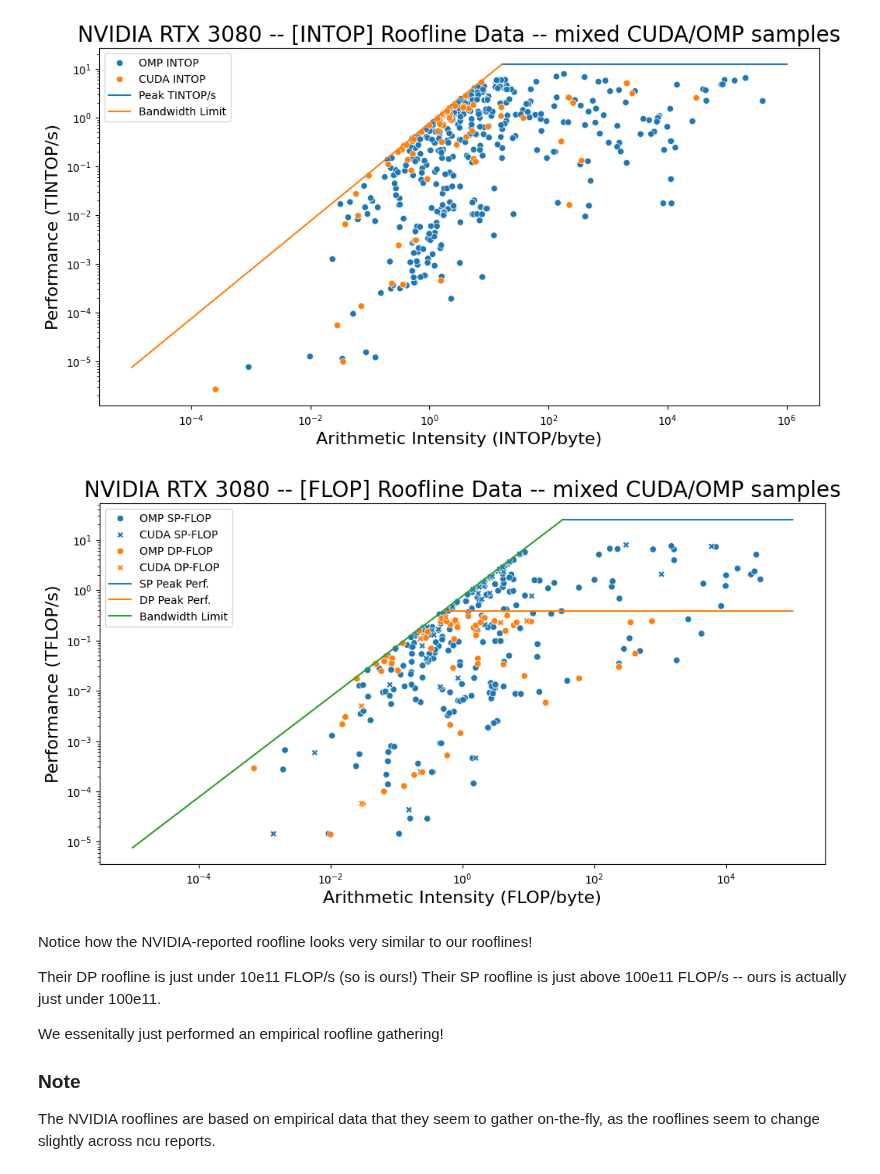
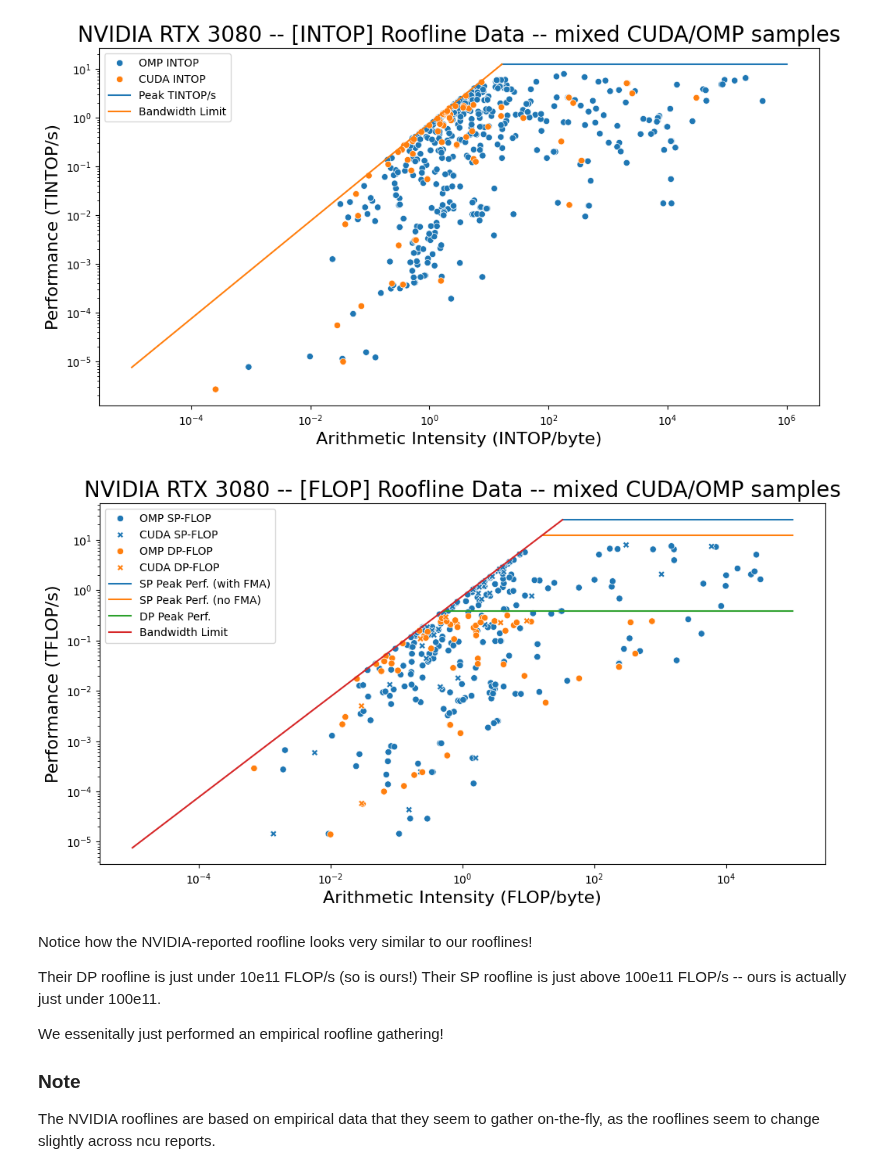
Before and after one commit to Scientific-Computing-Lab/ParallelCodeEstimation, a Jupyter notebook: analysis/visualizeGatheredData-withLaunchData.ipynb, the cells around one changed output. Drawn from its saved outputs; the diff is of its cells as text; code cells hidden in the pictures.

Commit message:
got Azure endpoint working and minor plot edits

```diff
--- a/analysis/visualizeGatheredData-withLaunchData.ipynb
+++ b/analysis/visualizeGatheredData-withLaunchData.ipynb
@@ -218,36 +218,38 @@ plt.show()
 fig, ax = plt.subplots(1, figsize=(12,6))
 
 sns.scatterplot(df, x='spAI', y='spPerf', ax=ax, style='language')
 sns.scatterplot(df, x='dpAI', y='dpPerf', ax=ax, style='language')
 
 
 # plot the SPOPS roofline line
-ax.plot([spOPMaxPerfTFLOP/maxBandwidthTBPerSec, 1e5], [spOPMaxPerfTFLOP,spOPMaxPerfTFLOP], label='Peak SP TFLOP/s')
+ax.plot([spOPMaxPerfTFLOP/maxBandwidthTBPerSec, 1e5], [spOPMaxPerfTFLOP,spOPMaxPerfTFLOP], label='Peak SP TFLOP/s (with FMA)')
+
+ax.plot([spOPMaxPerfTFLOP/(2*maxBandwidthTBPerSec), 1e5], [spOPMaxPerfTFLOP/2,spOPMaxPerfTFLOP/2], label='Peak SP TFLOP/s (no FMA)')
 
 # plot the DPOPS roofline line
 ax.plot([dpOPMaxPerfTFLOP/maxBandwidthTBPerSec, 1e5], [dpOPMaxPerfTFLOP,dpOPMaxPerfTFLOP], label='Peak DP TFLOP/s')
 
 # plot the roofline slanted line
 ax.plot([1e-5, spOPMaxPerfTFLOP/maxBandwidthTBPerSec], [maxBandwidthTBPerSec*1e-5,spOPMaxPerfTFLOP], label='Max Bandwidth')
 
 ax.set_yscale('log')
 ax.set_xscale('log')
 
 #ax.axvline(0.51)
 #ax.axvline(32.94)
 
 ax.set_title(f'{gpuName} -- [FLOP] Roofline Data -- mixed CUDA/OMP samples', fontsize=20)
 
 ax.set_xlabel('Arithmetic Intensity (FLOP/byte)', fontsize=16)
 ax.set_ylabel('Performance (TFLOP/s)', fontsize=16)
 
 legend = ax.legend()
-legend.labels = ['OMP SP-FLOP', 'CUDA SP-FLOP', 'OMP DP-FLOP', 'CUDA DP-FLOP', 'SP Peak Perf.', 'DP Peak Perf.', 'Bandwidth Limit']
+legend.labels = ['OMP SP-FLOP', 'CUDA SP-FLOP', 'OMP DP-FLOP', 'CUDA DP-FLOP', 'SP Peak Perf. (with FMA)', 'SP Peak Perf. (no FMA)', 'DP Peak Perf.', 'Bandwidth Limit']
 ax.legend(legend.legend_handles, legend.labels)
 
 plt.show()
 # %% [output]
-[figure, old version]
+[figure, new version]
 # %% [markdown]
 Notice how the NVIDIA-reported roofline looks very similar to our rooflines!
 
```
Also changed, not shown: 2 other files.
